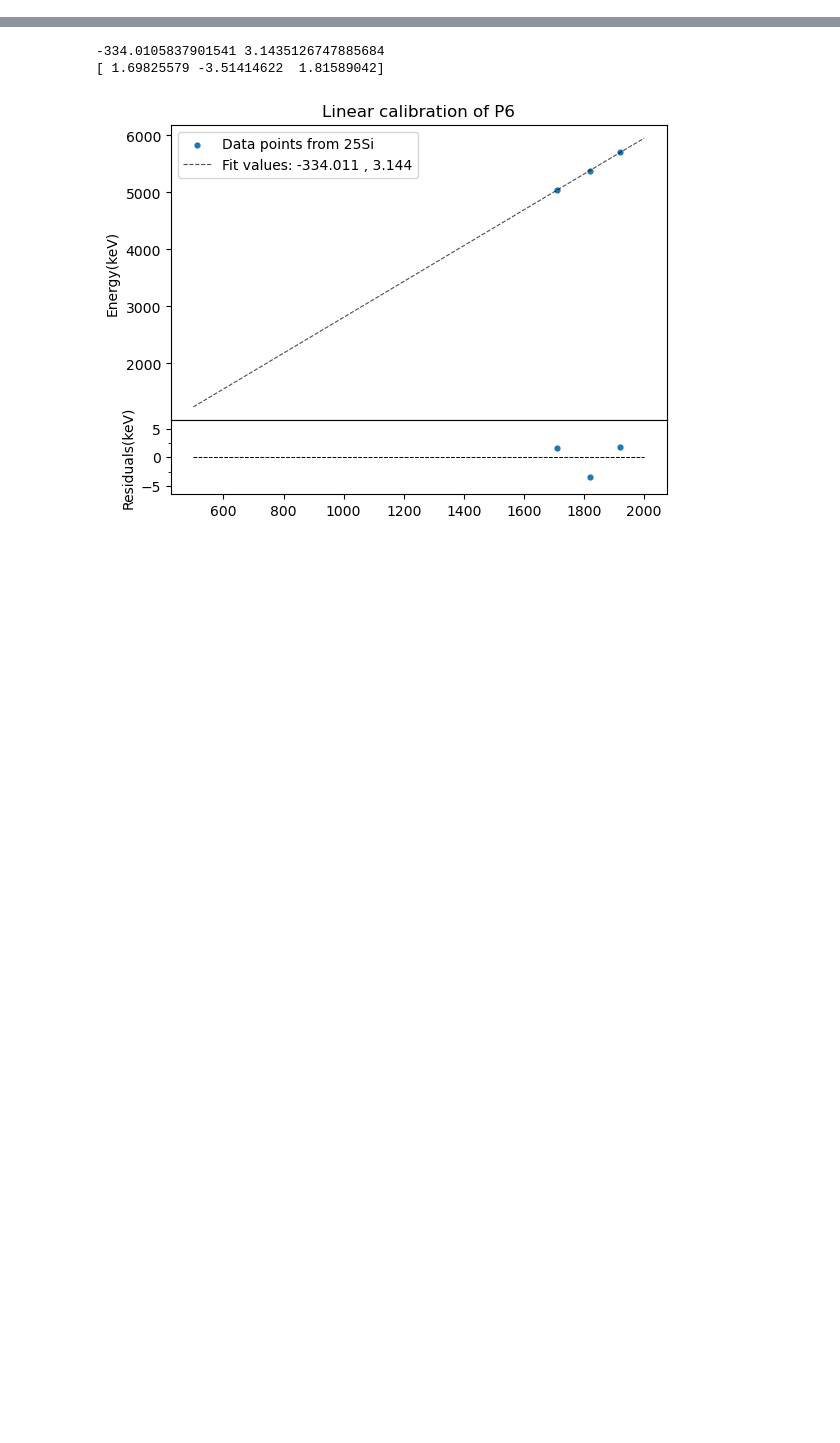
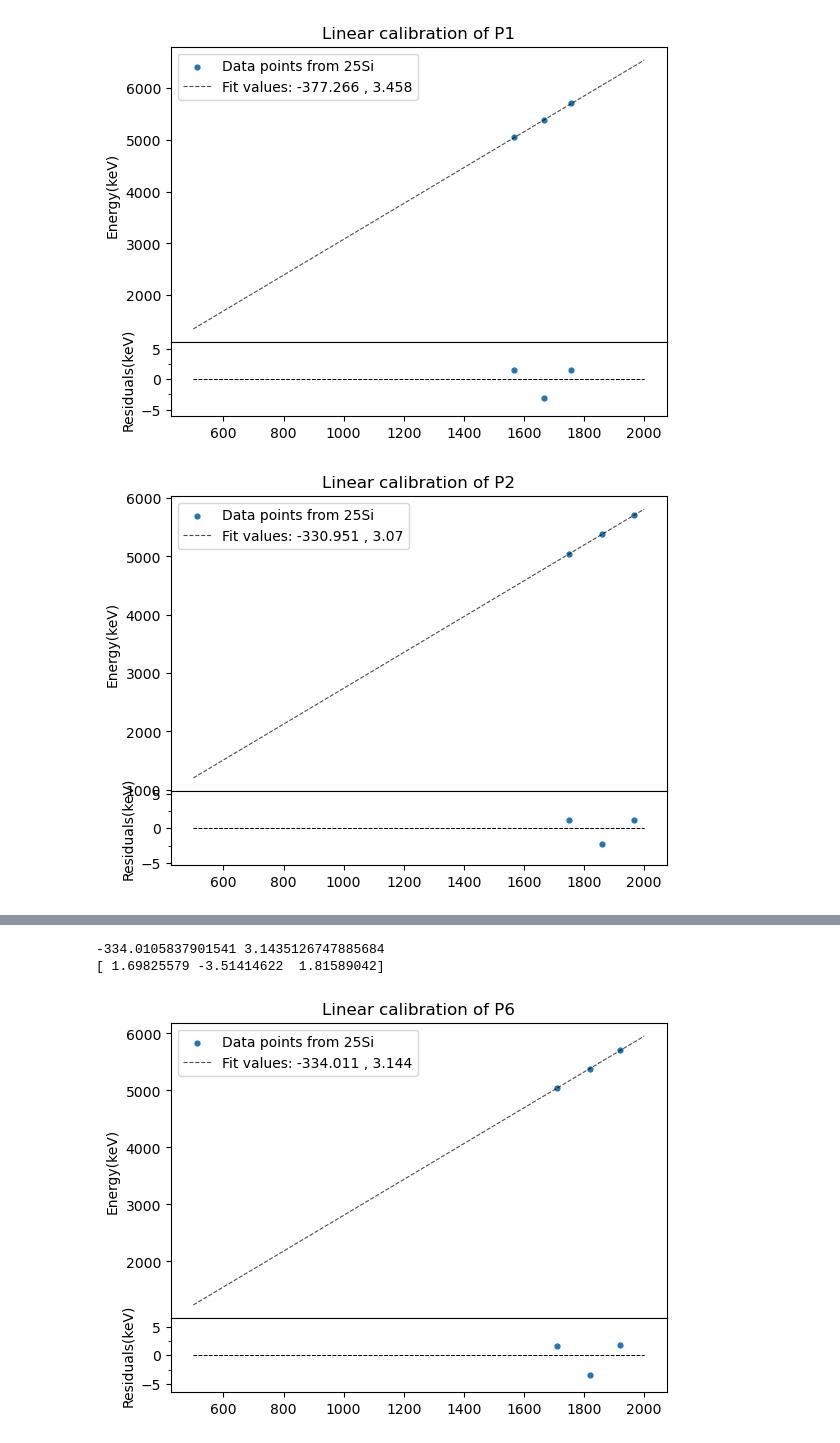
Before and after one commit to phaue/Masters, a Jupyter notebook: calibration/pad_calibration/PadCal.ipynb, the cells around one changed output, grey strips where cells are left out. Drawn from its saved outputs; the diff is of its cells as text; code cells hidden in the pictures; blank space fills up the shorter version.

```diff
--- a/calibration/pad_calibration/PadCal.ipynb
+++ b/calibration/pad_calibration/PadCal.ipynb
@@ -37,7 +37,7 @@ for i in range(1,5):
     fig, axs = plt.subplots(2, 1, gridspec_kw={'height_ratios': [4, 1], 'hspace': 0}, sharex=True)
     ax1, ax2 = axs
 
-    popt, _ = sc.curve_fit(lin, ch_x, cal_x)
+    popt, pcov = sc.curve_fit(lin, ch_x, cal_x)
 
     xs = np.linspace(500, 2000)
     fitvals = lin(ch_x, popt[0], popt[1])
@@ -60,6 +60,7 @@ for i in range(1,5):
     ax2.set_ylabel("Residuals(keV)")
     print(f"Calibration values for {pad}")
     print(popt[1], popt[0])
+    print(np.sqrt(pcov[1,1]), np.sqrt(pcov[0,0]), pcov[0,1])
     print(resi)
     print()
     resis=np.append(resis, resi)
@@ -126,0 +165,61 @@ The commenly referred value is 1.014
+# %%
+##### comparison with alpha
+bases = ["P1", "P2", "P3", "P6"]
+for base in bases:
+    with uproot.open("../../data/cal/3aha.root") as file:
+        # data
+        y1a, x1a = file[base].to_numpy()
+        x0a = np.min(x1a)
+        x1a = x1a[:-1] + 0.5
+        # tspectrum
+        y2a, x2a = file[base + "A"].to_numpy()
+        x2a = x2a[:-1] + 0.5 + x0a
+        # peak positions, in found order
+        x3a, y3a = file[base + "P"].values()
+        x3a = x3a + x0a
+    with uproot.open("../../data/pad_calibration/padmatcher.root") as file:
+        # data
+        y1p, x1p = file["P3ch"].to_numpy()
+        x0p = np.min(x1p)
+        x1p = x1p[:-1] + 0.5
+    x3a, y3a, ch_means, cal_means
+    x3p = ch_means[nrpeaks*2:nrpeaks*3]
+    x3p = x3p[mask_to_keep]
+    xcal = cal_means[nrpeaks*2:nrpeaks*3]
+    xcal = xcal[mask_to_keep]
+
+    sim_pad_Es = [5046.23, 5380.51, 5703.34]
+    fig, axs = plt.subplots(2, 1, gridspec_kw={'height_ratios': [4, 1], 'hspace': 0}, sharex=True)
+    ax1, ax2 = axs
+
+    popt, pcov = sc.curve_fit(lin, x3a, sim_pad_Es)
+
+    xs = np.linspace(500, 2000)
+    fitvals = lin(x3a, popt[0], popt[1])
+    resi = sim_pad_Es-fitvals
+    ax1.scatter(x3a, sim_pad_Es, s=12, label="Data points from 25Si")
+    ax1.plot(xs,lin(xs, popt[0], popt[1]), ls='--',color='k', alpha=0.7, lw=0.8,label=f"Fit values: {np.round(popt[1], 3)} , {np.round(popt[0], 3)}")
+    ax1.set_xlabel("Channel")
+    ax1.set_ylabel("Energy(keV)")
+
+
+    ax1.set_title(f"Linear calibration of {base}")
+    ax1.legend()
+
+    ax2.hlines(0, 500,2000, color='grey', ls='--', lw=0.7)
+    ax2.scatter(x3a, resi, s=12)
+        #ax2.legend(fontsize='x-small', loc='lower right')
+    ax2.hlines(0, 500, 2000, ls='--', color='k', lw=0.7)
+    ax2.set_yticks(np.arange(-15,15,2.5), minor=True)
+    ax2.set_ylim(-np.max(np.abs(resi))-3, np.max(np.abs(resi))+3)
+    ax2.set_ylabel("Residuals(keV)")
+    print(popt[1], popt[0])
+    print(np.sqrt(pcov[1,1]),np.sqrt(pcov[0,0]),pcov[0,1])
+    print(resi)
+    print("="*60)
+    print()
+    #-364.72004274357744 3.496200297901778
+    #-285.96409610289203 3.0793560775868785
+    #-314.8331916517445 3.1678775582667975
+    #-346.640676469352 3.196578063168012
+# %% [output]
@@ -126,0 +245,2 @@ The commenly referred value is 1.014
+[figure, added]
+[figure, added]
```
Also changed, not shown: parts of 3 cells of this notebook, 44 other files.
